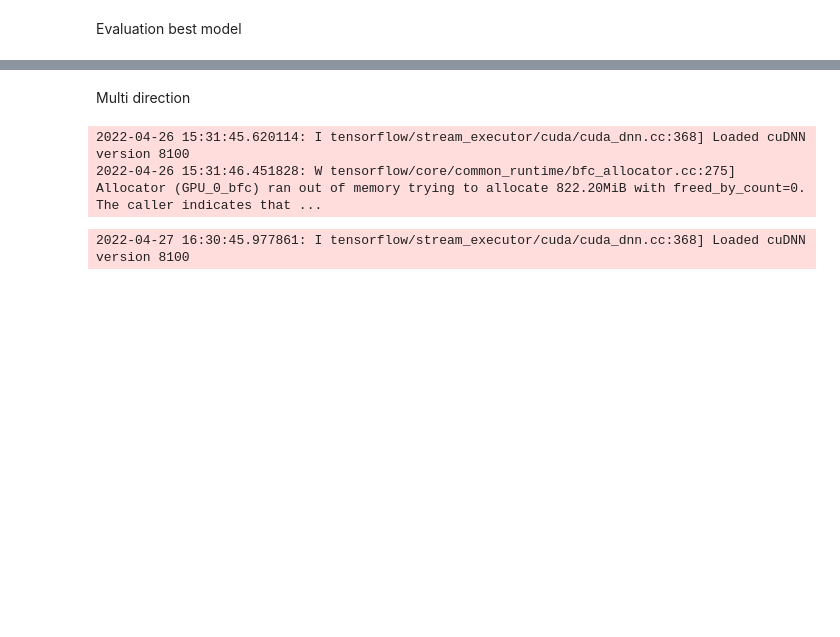
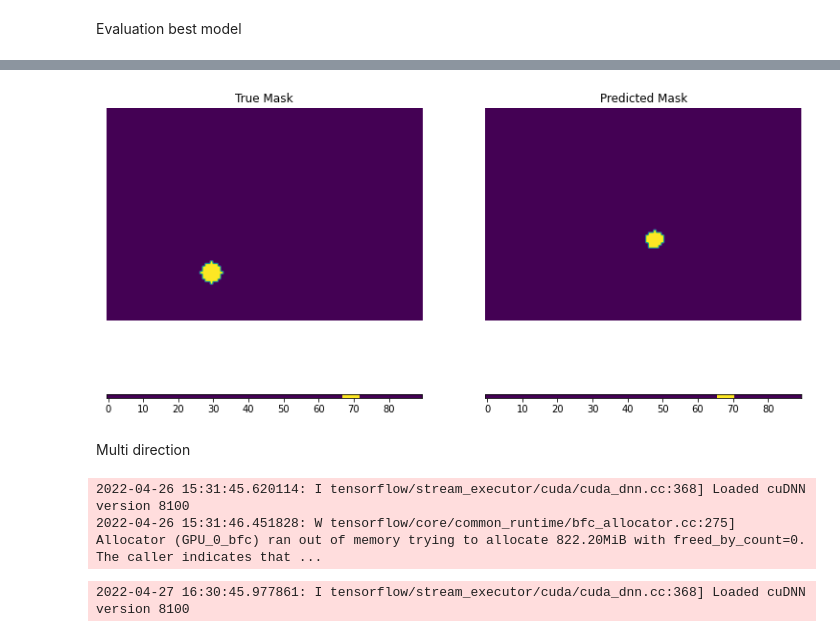
Before and after one commit to P1G1U/Thesis_AITronik, a Jupyter notebook: Half LiDAR Map/define_model.ipynb, the cells around one changed output, grey strips where cells are left out. Cells and saved outputs as stored; diff of their text form; code cells hidden in the pictures; blank space fills up the shorter version.

Commit message:
Half LiDAR model first results sim map 2203w

```diff
--- a/Half LiDAR Map/define_model.ipynb
+++ b/Half LiDAR Map/define_model.ipynb
@@ -492,13 +504,13 @@ TS_map = tf.reshape(TS_map,[-1,map_img_tensor.shape[0],map_img_tensor.shape[1]])
 TR_masks = []
 
 for i in data.TR_targets_pos.numpy():
-    map_grid_inst = pnt_on_grid(map_img, i,3,pixel_scale)
+    map_grid_inst = pnt_on_grid(map_img, i,5,pixel_scale)
     TR_masks.append(map_grid_inst)
 
 TS_masks = []
 
 for i in data.TS_targets_pos.numpy():
-    map_grid_inst = pnt_on_grid(map_img, i,3,pixel_scale)
+    map_grid_inst = pnt_on_grid(map_img, i,5,pixel_scale)
     TS_masks.append(map_grid_inst)
 
 #rotation grid
@@ -771,7 +779,7 @@ Detected at node 'gradient_tape/model/pos_output_conv/conv2d_transpose/Conv2D' d
 # %% [markdown]
 Evaluation best model
 # %%
-data = DAO("datasetmap_test.csv")
+data = DAO("laser_log2203w_mod90.csv")
 data.read()
 data.divide_data()
 
@@ -893,3 +900,27 @@ model.evaluate([TR_map,data.TR_features],
+# %%
+for index in range(len(TS_map)):
+
+    test_map = TS_map[index]
+    #test_x = TS_x.values[0]
+    test_x = data.TS_features.numpy()[index]
+
+
+    test_map = tf.reshape(test_map,[1,map_img_tensor.shape[0],map_img_tensor.shape[1],1])
+    test_x = tf.reshape(test_x,[1,360])
+
+    pred_test_pos,pred_test_rot = model.predict([test_map,test_x])
+    sample = create_mask(pred_test_pos)
+    sample_rot = create_mask(pred_test_rot)
+
+    #pred_test = model.predict([test_map,test_x])
+    #sample = create_mask(pred_test)
+
+    sample_targets = data.TS_targets_pos[0]
+
+    display([TS_masks[index],sample],[TS_masks_rot[index],sample_rot],"inst_{}".format(index))
+    clear_output(wait=True)
+# %% [output]
+[figure, added]
 # %% [markdown]
 Multi direction
 # %%
```
Also changed, not shown: parts of 12 cells of this notebook, 3 other files.
